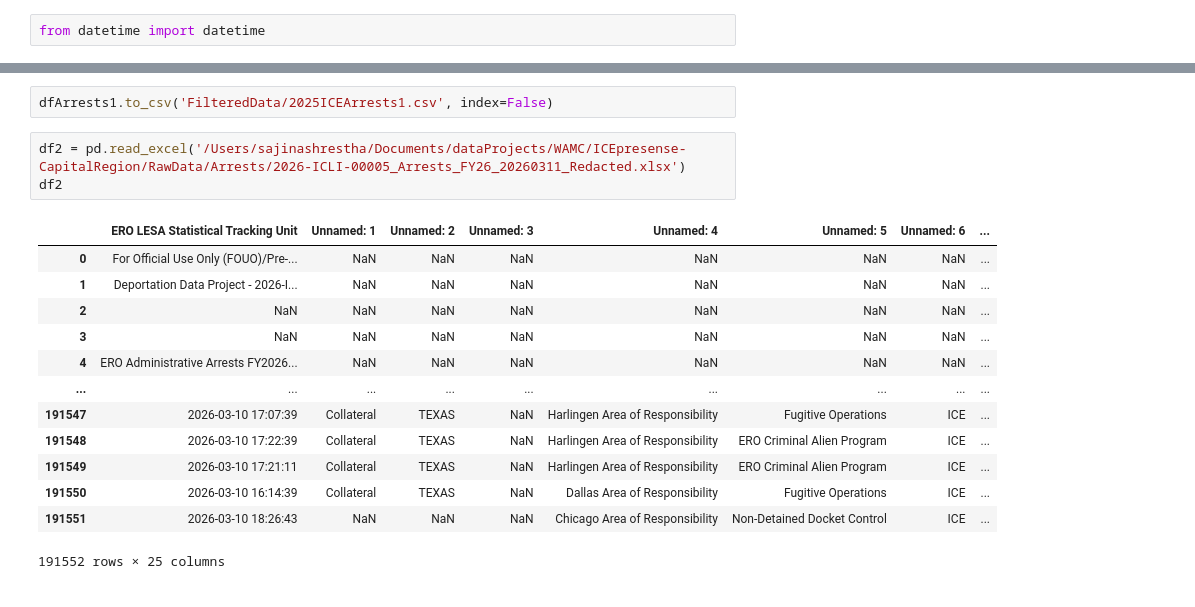
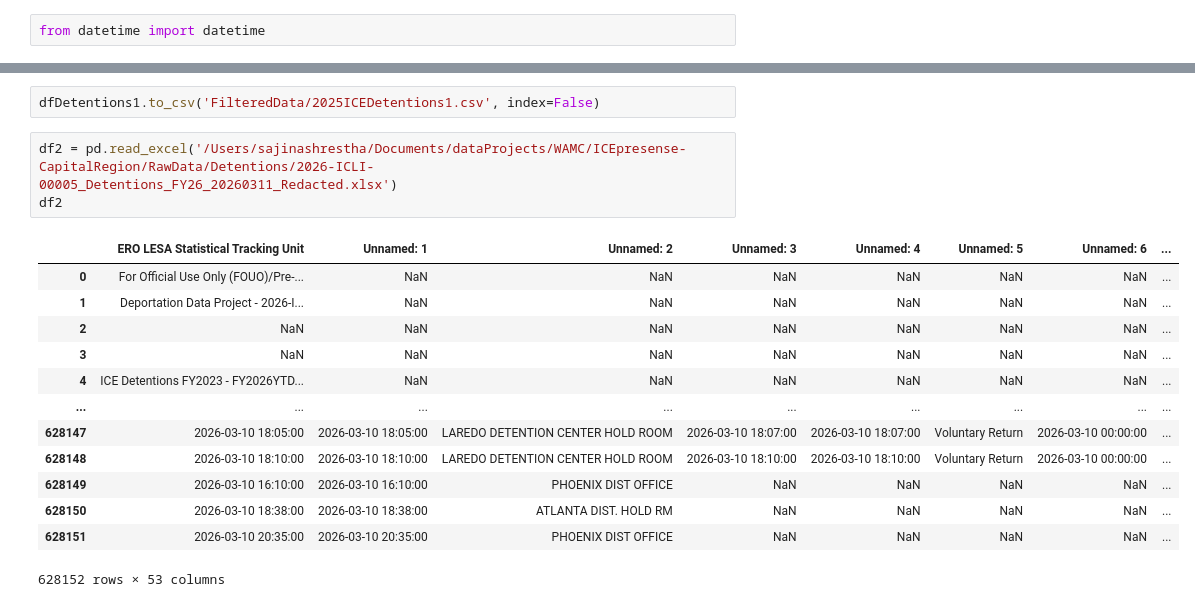
Before and after one commit to sajinashresthacoding/ICEpresense-CapitalRegion, a Jupyter notebook: 2025 NY Detentions.ipynb, the cells around one changed output, grey strips where cells are left out. Drawn from its saved outputs; the diff is of its cells as text.

```diff
--- a/2025 NY Detentions.ipynb
+++ b/2025 NY Detentions.ipynb
@@ -85,22 +84,22 @@ dfArrests1
 # %%
-dfArrests1.to_csv('FilteredData/2025ICEArrests1.csv', index=False)
+dfDetentions1.to_csv('FilteredData/2025ICEDetentions1.csv', index=False)
 # %%
-df2 = pd.read_excel('/Users/sajinashrestha/Documents/dataProjects/WAMC/ICEpresense-CapitalRegion/RawData/Arrests/2026-ICLI-00005_Arrests_FY26_20260311_Redacted.xlsx')
+df2 = pd.read_excel('/Users/sajinashrestha/Documents/dataProjects/WAMC/ICEpresense-CapitalRegion/RawData/Detentions/2026-ICLI-00005_Detentions_FY26_20260311_Redacted.xlsx')
 df2
 # %% [output]
 |  | ERO LESA Statistical Tracking Unit | Unnamed: 1 | Unnamed: 2 | Unnamed: 3 | Unnamed: 4 | Unnamed: 5 | Unnamed: 6 | ... |
 | 0 | For Official Use Only (FOUO)/Pre-... | NaN | NaN | NaN | NaN | NaN | NaN | ... |
 | 1 | Deportation Data Project - 2026-I... | NaN | NaN | NaN | NaN | NaN | NaN | ... |
 | 2 | NaN | NaN | NaN | NaN | NaN | NaN | NaN | ... |
 | 3 | NaN | NaN | NaN | NaN | NaN | NaN | NaN | ... |
-| 4 | ERO Administrative Arrests FY2026... | NaN | NaN | NaN | NaN | NaN | NaN | ... |
+| 4 | ICE Detentions FY2023 - FY2026YTD... | NaN | NaN | NaN | NaN | NaN | NaN | ... |
 | ... | ... | ... | ... | ... | ... | ... | ... | ... |
-| 191547 | 2026-03-10 17:07:39 | Collateral | TEXAS | NaN | Harlingen Area of Responsibility | Fugitive Operations | ICE | ... |
-| 191548 | 2026-03-10 17:22:39 | Collateral | TEXAS | NaN | Harlingen Area of Responsibility | ERO Criminal Alien Program | ICE | ... |
-| 191549 | 2026-03-10 17:21:11 | Collateral | TEXAS | NaN | Harlingen Area of Responsibility | ERO Criminal Alien Program | ICE | ... |
-| 191550 | 2026-03-10 16:14:39 | Collateral | TEXAS | NaN | Dallas Area of Responsibility | Fugitive Operations | ICE | ... |
-| 191551 | 2026-03-10 18:26:43 | NaN | NaN | NaN | Chicago Area of Responsibility | Non-Detained Docket Control | ICE | ... |
+| 628147 | 2026-03-10 18:05:00 | 2026-03-10 18:05:00 | LAREDO DETENTION CENTER HOLD ROOM | 2026-03-10 18:07:00 | 2026-03-10 18:07:00 | Voluntary Return | 2026-03-10 00:00:00 | ... |
+| 628148 | 2026-03-10 18:10:00 | 2026-03-10 18:10:00 | LAREDO DETENTION CENTER HOLD ROOM | 2026-03-10 18:10:00 | 2026-03-10 18:10:00 | Voluntary Return | 2026-03-10 00:00:00 | ... |
+| 628149 | 2026-03-10 16:10:00 | 2026-03-10 16:10:00 | PHOENIX DIST OFFICE | NaN | NaN | NaN | NaN | ... |
+| 628150 | 2026-03-10 18:38:00 | 2026-03-10 18:38:00 | ATLANTA DIST. HOLD RM | NaN | NaN | NaN | NaN | ... |
+| 628151 | 2026-03-10 20:35:00 | 2026-03-10 20:35:00 | PHOENIX DIST OFFICE | NaN | NaN | NaN | NaN | ... |
-191552 rows × 25 columns
+628152 rows × 53 columns
 # %%
 df2 = df2.iloc[5:]
 df2
```
Also changed, not shown: parts of 14 cells of this notebook, 1 other file.
